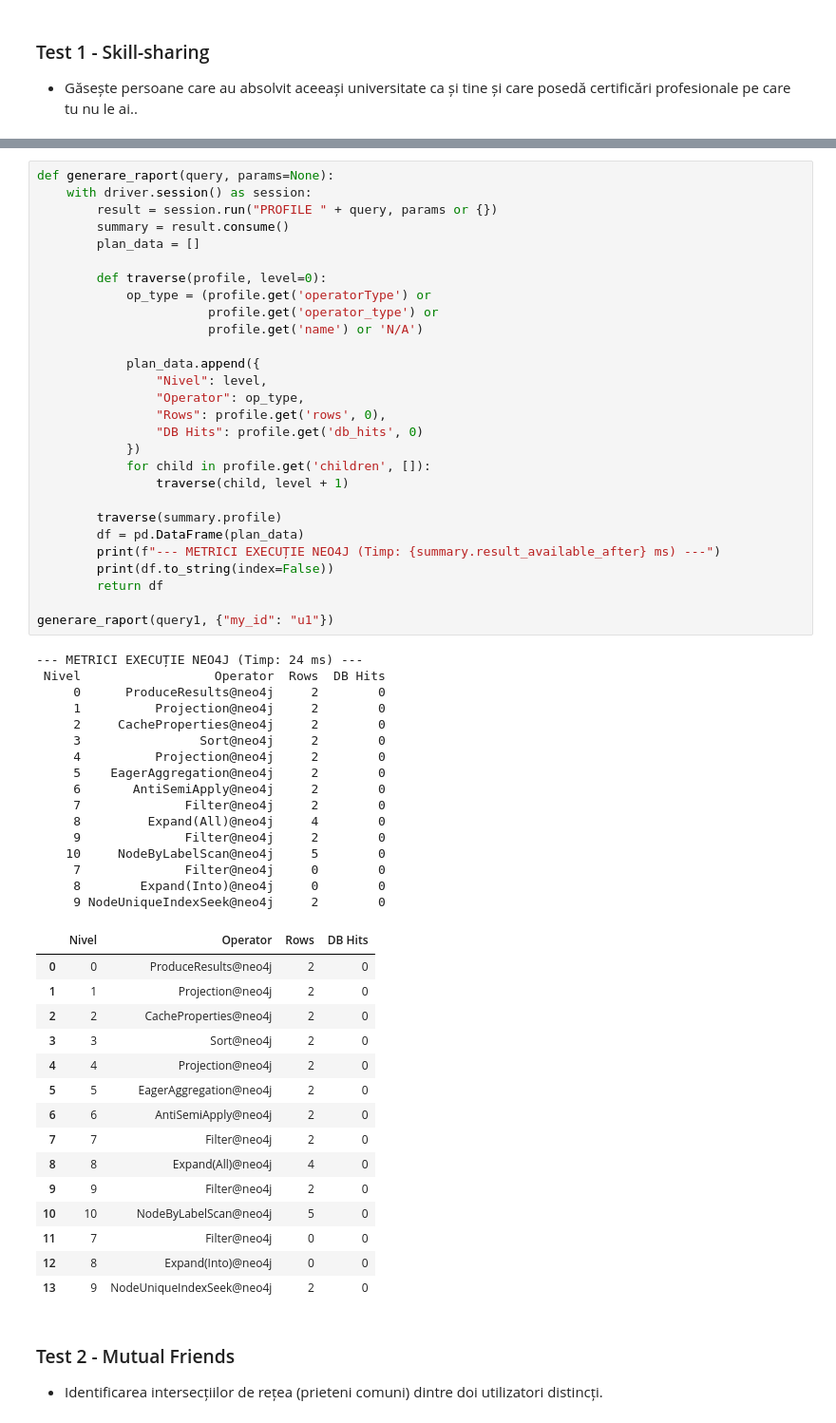
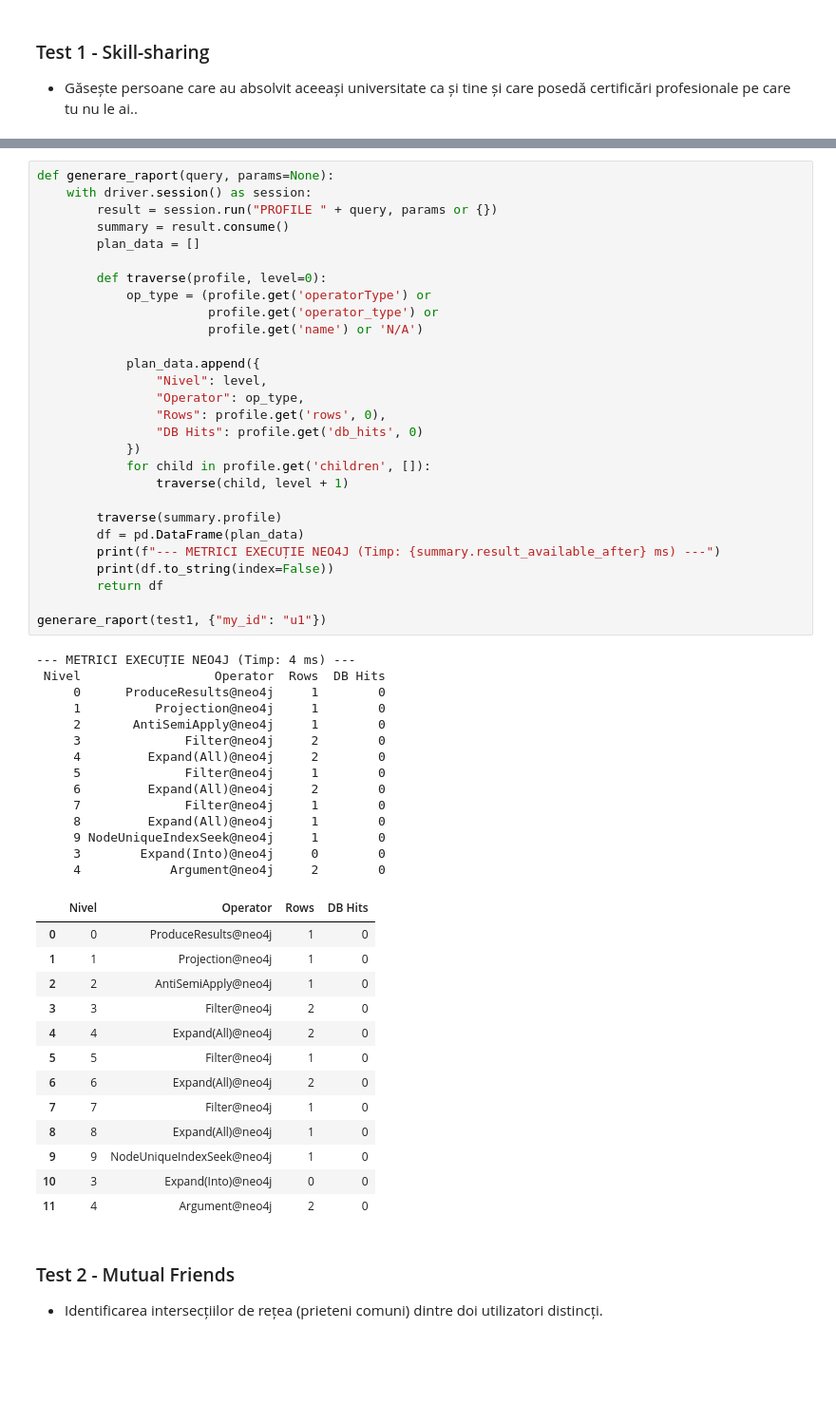
Before and after one commit to mihaiird14/BDNSV, a Jupyter notebook: LinkedInNetwork.ipynb, the cells around one changed output, grey strips where cells are left out. Shown at 95% size. Saved outputs shown, nothing was run; the diff lists cells and outputs as text; blank space fills up the shorter version.

```diff
--- a/LinkedInNetwork.ipynb
+++ b/LinkedInNetwork.ipynb
@@ -588,63 +588,59 @@ REZULTATE: 1 rânduri
 # %%
 def generare_raport(query, params=None):
     with driver.session() as session:
         result = session.run("PROFILE " + query, params or {})
         summary = result.consume()
         plan_data = []
 
         def traverse(profile, level=0):
             op_type = (profile.get('operatorType') or
                        profile.get('operator_type') or
                        profile.get('name') or 'N/A')
 
             plan_data.append({
                 "Nivel": level,
                 "Operator": op_type,
                 "Rows": profile.get('rows', 0),
                 "DB Hits": profile.get('db_hits', 0)
             })
             for child in profile.get('children', []):
                 traverse(child, level + 1)
 
         traverse(summary.profile)
         df = pd.DataFrame(plan_data)
         print(f"--- METRICI EXECUȚIE NEO4J (Timp: {summary.result_available_after} ms) ---")
         print(df.to_string(index=False))
         return df
 
-generare_raport(query1, {"my_id": "u1"})
+generare_raport(test1, {"my_id": "u1"})
 # %% [output]
---- METRICI EXECUȚIE NEO4J (Timp: 24 ms) ---
+--- METRICI EXECUȚIE NEO4J (Timp: 4 ms) ---
  Nivel                  Operator  Rows  DB Hits
-     0      ProduceResults@neo4j     2        0
-     1          Projection@neo4j     2        0
-     2     CacheProperties@neo4j     2        0
-     3                Sort@neo4j     2        0
-     4          Projection@neo4j     2        0
-     5    EagerAggregation@neo4j     2        0
-     6       AntiSemiApply@neo4j     2        0
-     7              Filter@neo4j     2        0
-     8         Expand(All)@neo4j     4        0
-     9              Filter@neo4j     2        0
-    10     NodeByLabelScan@neo4j     5        0
-     7              Filter@neo4j     0        0
-     8        Expand(Into)@neo4j     0        0
-     9 NodeUniqueIndexSeek@neo4j     2        0
+     0      ProduceResults@neo4j     1        0
+     1          Projection@neo4j     1        0
+     2       AntiSemiApply@neo4j     1        0
+     3              Filter@neo4j     2        0
+     4         Expand(All)@neo4j     2        0
+     5              Filter@neo4j     1        0
+     6         Expand(All)@neo4j     2        0
+     7              Filter@neo4j     1        0
+     8         Expand(All)@neo4j     1        0
+     9 NodeUniqueIndexSeek@neo4j     1        0
+     3        Expand(Into)@neo4j     0        0
+     4            Argument@neo4j     2        0
 |  | Nivel | Operator | Rows | DB Hits |
-| 0 | 0 | ProduceResults@neo4j | 2 | 0 |
-| 1 | 1 | Projection@neo4j | 2 | 0 |
-| 2 | 2 | CacheProperties@neo4j | 2 | 0 |
-| 3 | 3 | Sort@neo4j | 2 | 0 |
-| 4 | 4 | Projection@neo4j | 2 | 0 |
-| 5 | 5 | EagerAggregation@neo4j | 2 | 0 |
-| 6 | 6 | AntiSemiApply@neo4j | 2 | 0 |
-| 7 | 7 | Filter@neo4j | 2 | 0 |
-| 8 | 8 | Expand(All)@neo4j | 4 | 0 |
-| 9 | 9 | Filter@neo4j | 2 | 0 |
-| 10 | 10 | NodeByLabelScan@neo4j | 5 | 0 |
-| 11 | 7 | Filter@neo4j | 0 | 0 |
-| 12 | 8 | Expand(Into)@neo4j | 0 | 0 |
-| 13 | 9 | NodeUniqueIndexSeek@neo4j | 2 | 0 |
+| 0 | 0 | ProduceResults@neo4j | 1 | 0 |
+| 1 | 1 | Projection@neo4j | 1 | 0 |
+| 2 | 2 | AntiSemiApply@neo4j | 1 | 0 |
+| 3 | 3 | Filter@neo4j | 2 | 0 |
+| 4 | 4 | Expand(All)@neo4j | 2 | 0 |
+| 5 | 5 | Filter@neo4j | 1 | 0 |
+| 6 | 6 | Expand(All)@neo4j | 2 | 0 |
+| 7 | 7 | Filter@neo4j | 1 | 0 |
+| 8 | 8 | Expand(All)@neo4j | 1 | 0 |
+| 9 | 9 | NodeUniqueIndexSeek@neo4j | 1 | 0 |
+| 10 | 3 | Expand(Into)@neo4j | 0 | 0 |
+| 11 | 4 | Argument@neo4j | 2 | 0 |
 # %% [markdown]
 ### Test 2 - Mutual Friends
 - Identificarea intersecțiilor de rețea (prieteni comuni) dintre doi utilizatori distincți.
```
Also changed, not shown: parts of 7 cells of this notebook, 2 other files.
